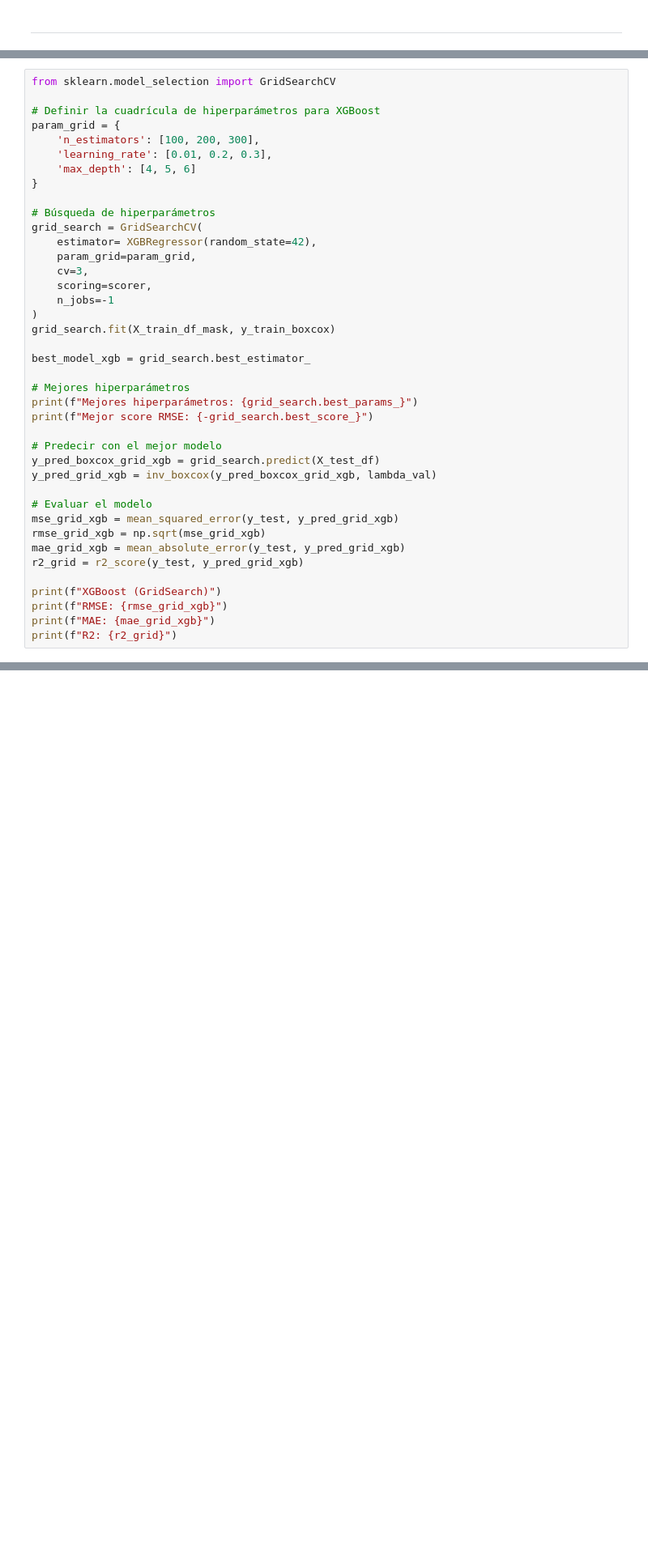
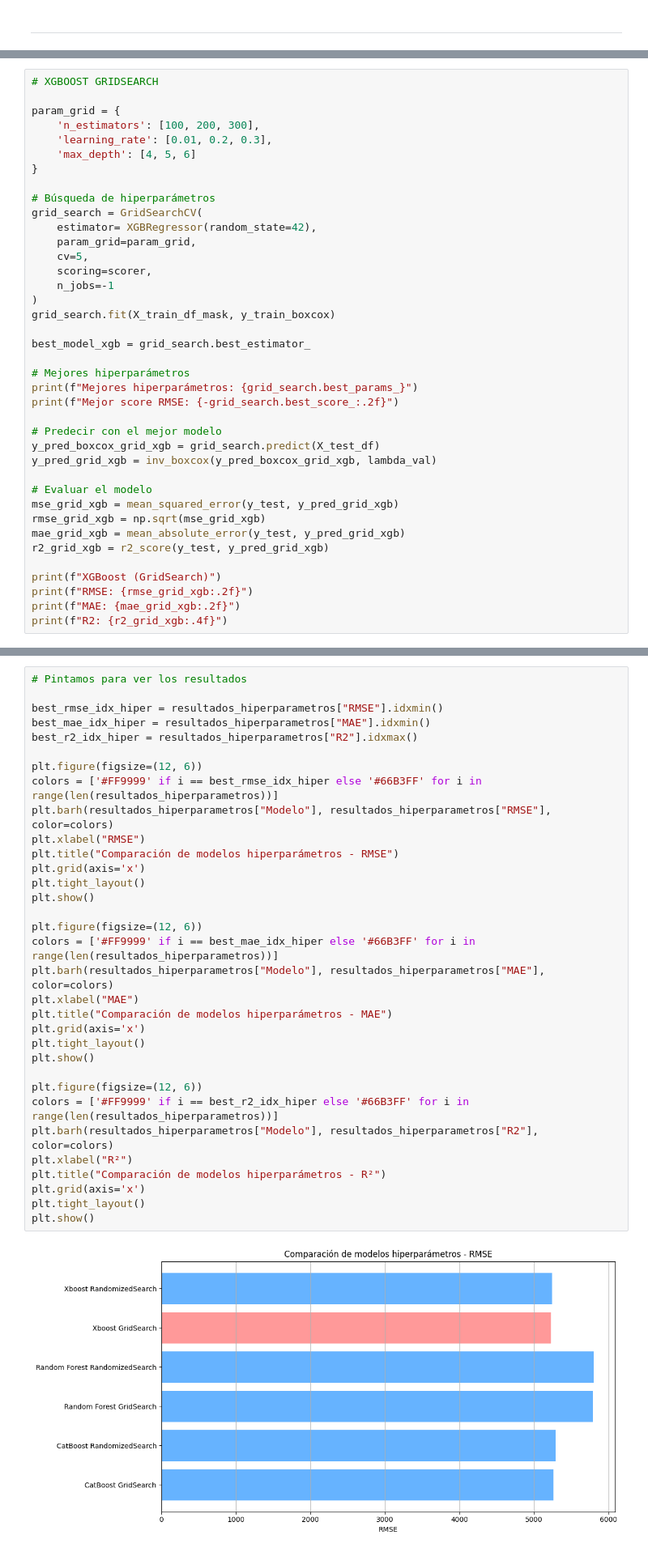
Before and after one commit to antonio-herrera-gb/ML_Adidas-Forecast, a Jupyter notebook: src/notebooks/two.ipynb, the cells around one changed output, grey strips where cells are left out. Shown at 81% size. Cells and saved outputs as stored; diff of their text form; blank space fills up the shorter version.

```diff
--- a/src/notebooks/two.ipynb
+++ b/src/notebooks/two.ipynb
@@ -1057,7 +1296,6 @@ XGBoost - R2: 0.8163747185202126
 # %%
-from sklearn.model_selection import GridSearchCV
+# XGBOOST GRIDSEARCH
 
-# Definir la cuadrícula de hiperparámetros para XGBoost
 param_grid = {
     'n_estimators': [100, 200, 300],
     'learning_rate': [0.01, 0.2, 0.3],
@@ -1068,7 +1306,7 @@ param_grid = {
 grid_search = GridSearchCV(
     estimator= XGBRegressor(random_state=42),
     param_grid=param_grid,
-    cv=3,
+    cv=5,
     scoring=scorer,
     n_jobs=-1
 )
@@ -1078,7 +1316,7 @@ best_model_xgb = grid_search.best_estimator_
 
 # Mejores hiperparámetros
 print(f"Mejores hiperparámetros: {grid_search.best_params_}")
-print(f"Mejor score RMSE: {-grid_search.best_score_}")
+print(f"Mejor score RMSE: {-grid_search.best_score_:.2f}")
 
 # Predecir con el mejor modelo
 y_pred_boxcox_grid_xgb = grid_search.predict(X_test_df)
@@ -1088,10 +1326,10 @@ y_pred_grid_xgb = inv_boxcox(y_pred_boxcox_grid_xgb, lambda_val)
 mse_grid_xgb = mean_squared_error(y_test, y_pred_grid_xgb)
 rmse_grid_xgb = np.sqrt(mse_grid_xgb)
 mae_grid_xgb = mean_absolute_error(y_test, y_pred_grid_xgb)
-r2_grid = r2_score(y_test, y_pred_grid_xgb)
+r2_grid_xgb = r2_score(y_test, y_pred_grid_xgb)
 
 print(f"XGBoost (GridSearch)")
-print(f"RMSE: {rmse_grid_xgb}")
-print(f"MAE: {mae_grid_xgb}")
-print(f"R2: {r2_grid}")
+print(f"RMSE: {rmse_grid_xgb:.2f}")
+print(f"MAE: {mae_grid_xgb:.2f}")
+print(f"R2: {r2_grid_xgb:.4f}")
 # %% [output]
@@ -1127,0 +1684,35 @@ Neural Network - R2: 0.5006
+# %%
+# Pintamos para ver los resultados
+
+best_rmse_idx_hiper = resultados_hiperparametros["RMSE"].idxmin()
+best_mae_idx_hiper = resultados_hiperparametros["MAE"].idxmin()
+best_r2_idx_hiper = resultados_hiperparametros["R2"].idxmax()
+
+plt.figure(figsize=(12, 6))
+colors = ['#FF9999' if i == best_rmse_idx_hiper else '#66B3FF' for i in range(len(resultados_hiperparametros))]
+plt.barh(resultados_hiperparametros["Modelo"], resultados_hiperparametros["RMSE"], color=colors)
+plt.xlabel("RMSE")
+plt.title("Comparación de modelos hiperparámetros - RMSE")
+plt.grid(axis='x')
+plt.tight_layout()
+plt.show()
+
+plt.figure(figsize=(12, 6))
+colors = ['#FF9999' if i == best_mae_idx_hiper else '#66B3FF' for i in range(len(resultados_hiperparametros))]
+plt.barh(resultados_hiperparametros["Modelo"], resultados_hiperparametros["MAE"], color=colors)
+plt.xlabel("MAE")
+plt.title("Comparación de modelos hiperparámetros - MAE")
+plt.grid(axis='x')
+plt.tight_layout()
+plt.show()
+
+plt.figure(figsize=(12, 6))
+colors = ['#FF9999' if i == best_r2_idx_hiper else '#66B3FF' for i in range(len(resultados_hiperparametros))]
+plt.barh(resultados_hiperparametros["Modelo"], resultados_hiperparametros["R2"], color=colors)
+plt.xlabel("R²")
+plt.title("Comparación de modelos hiperparámetros - R²")
+plt.grid(axis='x')
+plt.tight_layout()
+plt.show()
+# %% [output]
+[figure, added]
```
Also changed, not shown: parts of 40 cells of this notebook, 4 other files.
